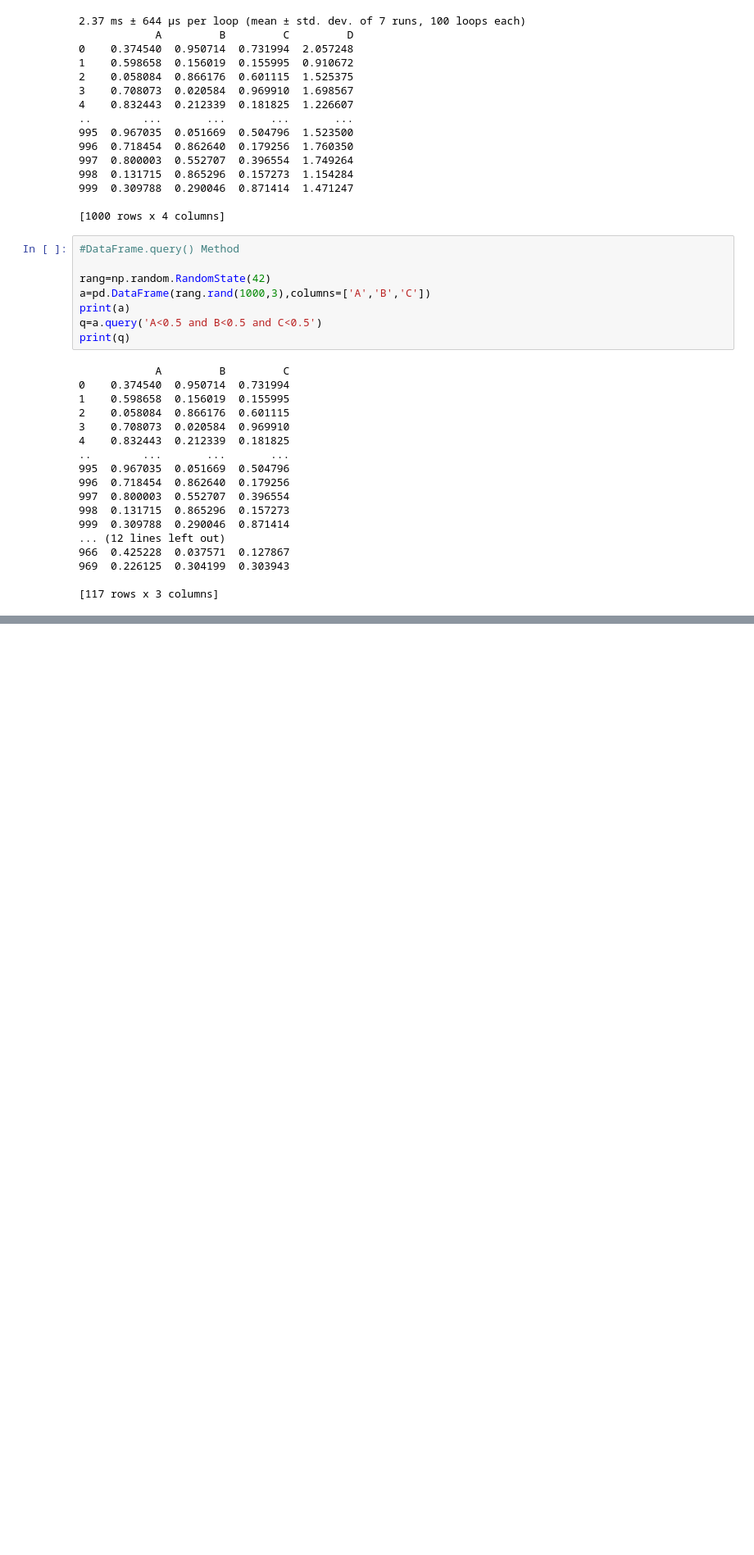
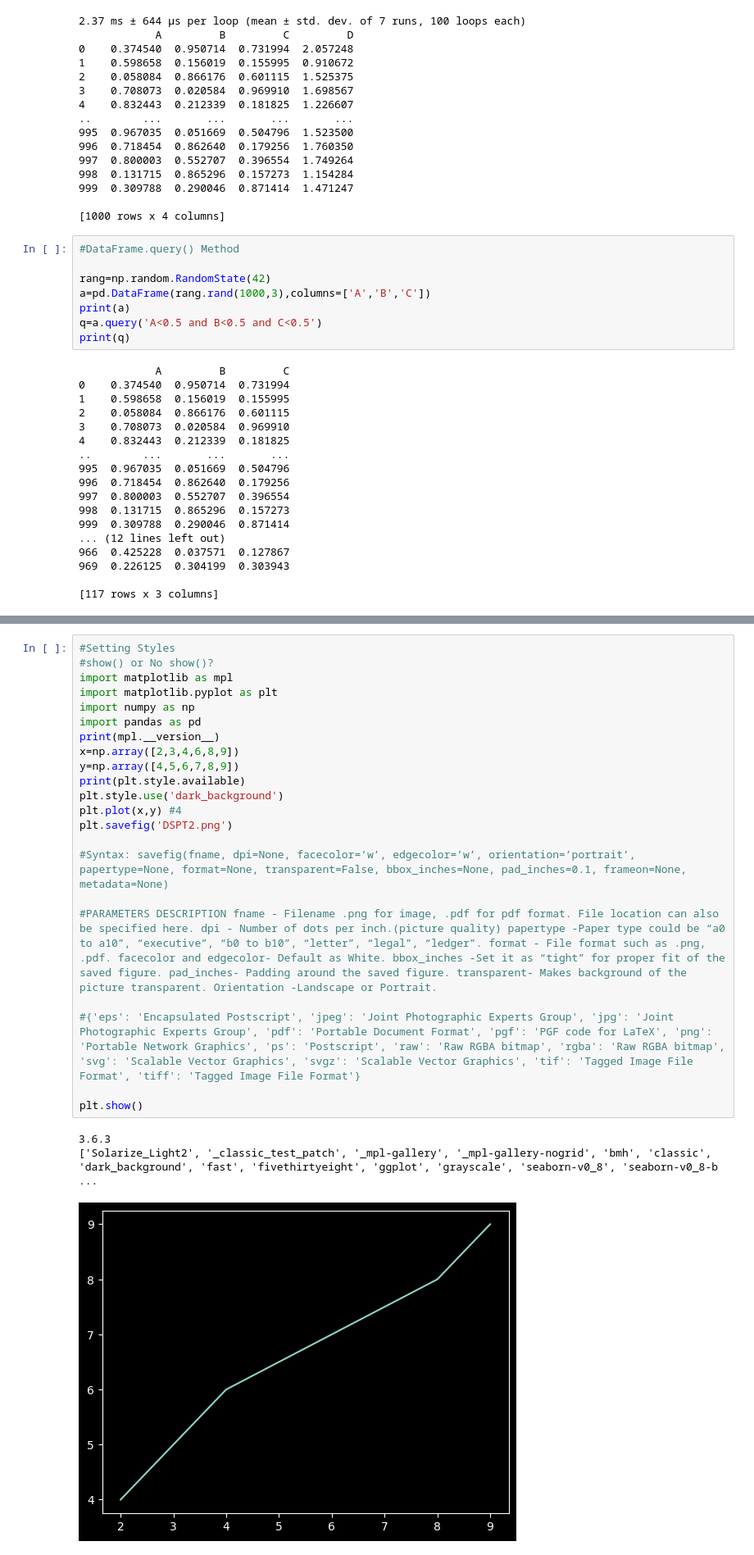
Before and after one commit to VedaVinothiniShastra/DS_PT_2, a Jupyter notebook: Day 10.ipynb, the cells around one changed output, grey strips where cells are left out. Shown at 82% size. Cells and saved outputs as stored; diff of their text form; blank space fills up the shorter version.

```diff
--- a/Day 10.ipynb
+++ b/Day 10.ipynb
@@ -107,0 +124,26 @@ print(q)
+# %%
+#Setting Styles
+#show() or No show()?
+import matplotlib as mpl
+import matplotlib.pyplot as plt
+import numpy as np
+import pandas as pd
+print(mpl.__version__)
+x=np.array([2,3,4,6,8,9])
+y=np.array([4,5,6,7,8,9])
+print(plt.style.available)
+plt.style.use('dark_background')
+plt.plot(x,y) #4
+plt.savefig('DSPT2.png')
+
+#Syntax: savefig(fname, dpi=None, facecolor=’w’, edgecolor=’w’, orientation=’portrait’, papertype=None, format=None, transparent=False, bbox_inches=None, pad_inches=0.1, frameon=None, metadata=None)
+
+#PARAMETERS DESCRIPTION fname - Filename .png for image, .pdf for pdf format. File location can also be specified here. dpi - Number of dots per inch.(picture quality) papertype -Paper type could be “a0 to a10”, “executive”, “b0 to b10”, “letter”, “legal”, “ledger”. format - File format such as .png, .pdf. facecolor and edgecolor- Default as White. bbox_inches -Set it as “tight” for proper fit of the saved figure. pad_inches- Padding around the saved figure. transparent- Makes background of the picture transparent. Orientation -Landscape or Portrait.
+
+#{'eps': 'Encapsulated Postscript', 'jpeg': 'Joint Photographic Experts Group', 'jpg': 'Joint Photographic Experts Group', 'pdf': 'Portable Document Format', 'pgf': 'PGF code for LaTeX', 'png': 'Portable Network Graphics', 'ps': 'Postscript', 'raw': 'Raw RGBA bitmap', 'rgba': 'Raw RGBA bitmap', 'svg': 'Scalable Vector Graphics', 'svgz': 'Scalable Vector Graphics', 'tif': 'Tagged Image File Format', 'tiff': 'Tagged Image File Format'}
+
+plt.show()
+# %% [output]
+3.6.3
+['Solarize_Light2', '_classic_test_patch', '_mpl-gallery', '_mpl-gallery-nogrid', 'bmh', 'classic', 'dark_background', 'fast', 'fivethirtyeight', 'ggplot', 'grayscale', 'seaborn-v0_8', 'seaborn-v0_8-b ...
+[figure, added]
```
Also changed, not shown: parts of 7 cells of this notebook, 2 other files.
